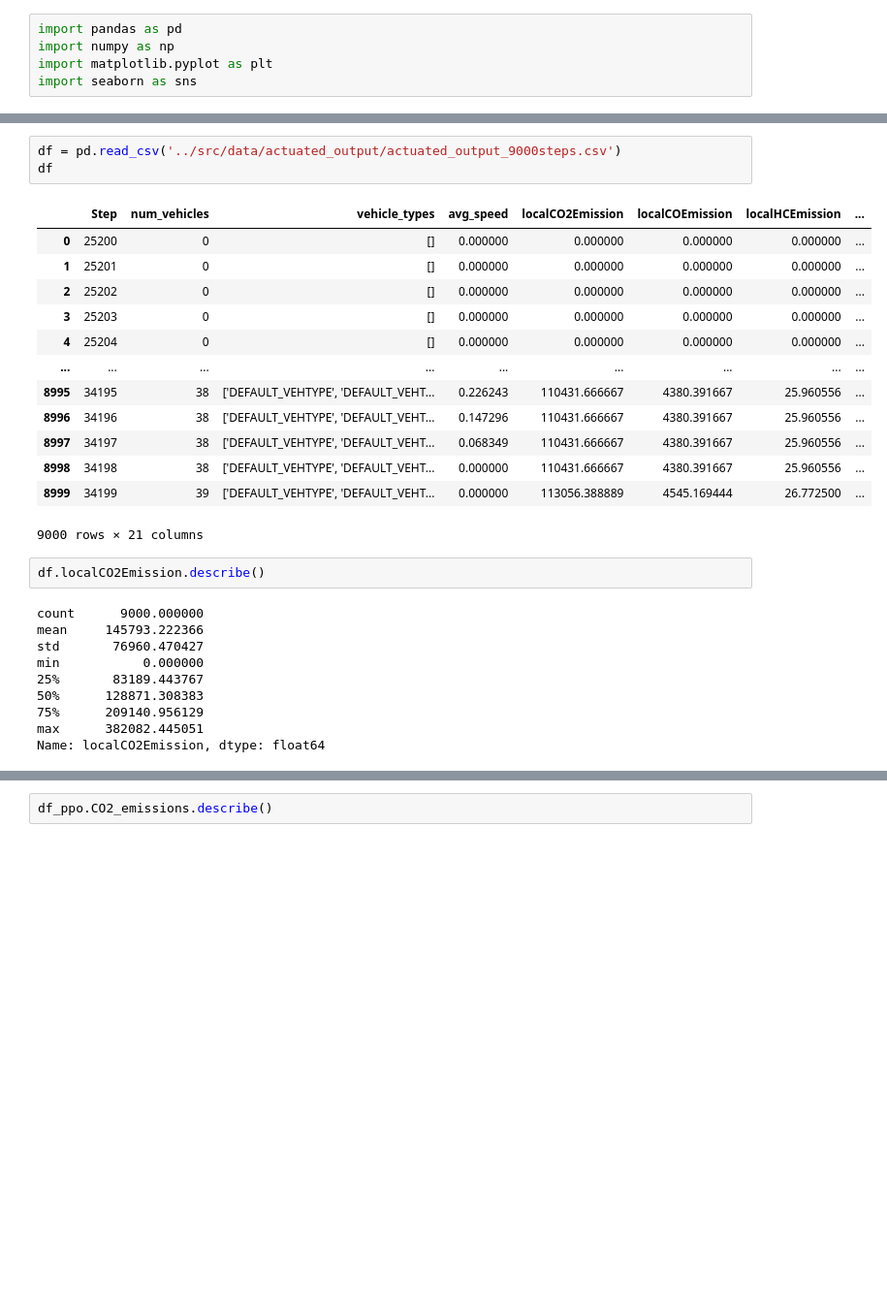
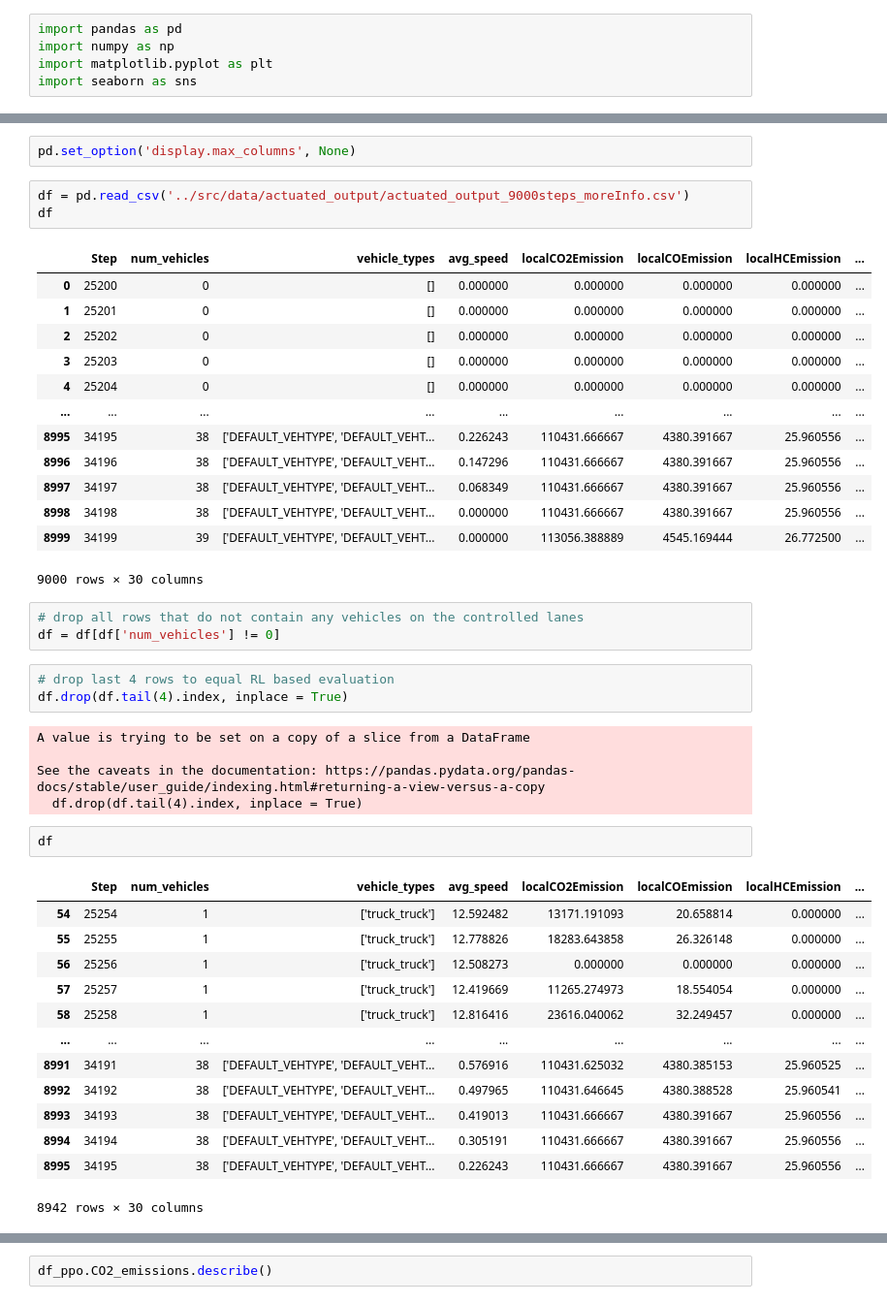
Before and after one commit to karstenk9/rl_traffic_signal_optimization, a Jupyter notebook: notebooks/actuated_results.ipynb, the cells around one changed output, grey strips where cells are left out. Shown at 97% size. Cells and saved outputs as stored; diff of their text form; blank space fills up the shorter version.

Commit message:
tidy up; output analysis

```diff
--- a/notebooks/actuated_results.ipynb
+++ b/notebooks/actuated_results.ipynb
@@ -11,5 +11,7 @@ Timesteps 25200 - 29700
+# %%
+pd.set_option('display.max_columns', None)
 # %%
-df = pd.read_csv('../src/data/actuated_output/actuated_output_9000steps.csv')
+df = pd.read_csv('../src/data/actuated_output/actuated_output_9000steps_moreInfo.csv')
 df
 # %% [output]
 |  | Step | num_vehicles | vehicle_types | avg_speed | localCO2Emission | localCOEmission | localHCEmission | ... |
@@ -24,16 +26,31 @@ df
 | 8997 | 34197 | 38 | ['DEFAULT_VEHTYPE', 'DEFAULT_VEHT... | 0.068349 | 110431.666667 | 4380.391667 | 25.960556 | ... |
 | 8998 | 34198 | 38 | ['DEFAULT_VEHTYPE', 'DEFAULT_VEHT... | 0.000000 | 110431.666667 | 4380.391667 | 25.960556 | ... |
 | 8999 | 34199 | 39 | ['DEFAULT_VEHTYPE', 'DEFAULT_VEHT... | 0.000000 | 113056.388889 | 4545.169444 | 26.772500 | ... |
-9000 rows × 21 columns
+9000 rows × 30 columns
+# %%
+# drop all rows that do not contain any vehicles on the controlled lanes
+df = df[df['num_vehicles'] != 0]
+# %%
+# drop last 4 rows to equal RL based evaluation
+df.drop(df.tail(4).index, inplace = True)
+# %% [output]
+A value is trying to be set on a copy of a slice from a DataFrame
+
+See the caveats in the documentation: https://pandas.pydata.org/pandas-docs/stable/user_guide/indexing.html#returning-a-view-versus-a-copy
+  df.drop(df.tail(4).index, inplace = True)
 # %%
-df.localCO2Emission.describe()
+df
 # %% [output]
+|  | Step | num_vehicles | vehicle_types | avg_speed | localCO2Emission | localCOEmission | localHCEmission | ... |
+| 54 | 25254 | 1 | ['truck_truck'] | 12.592482 | 13171.191093 | 20.658814 | 0.000000 | ... |
+| 55 | 25255 | 1 | ['truck_truck'] | 12.778826 | 18283.643858 | 26.326148 | 0.000000 | ... |
+| 56 | 25256 | 1 | ['truck_truck'] | 12.508273 | 0.000000 | 0.000000 | 0.000000 | ... |
+| 57 | 25257 | 1 | ['truck_truck'] | 12.419669 | 11265.274973 | 18.554054 | 0.000000 | ... |
+| 58 | 25258 | 1 | ['truck_truck'] | 12.816416 | 23616.040062 | 32.249457 | 0.000000 | ... |
+| ... | ... | ... | ... | ... | ... | ... | ... | ... |
+| 8991 | 34191 | 38 | ['DEFAULT_VEHTYPE', 'DEFAULT_VEHT... | 0.576916 | 110431.625032 | 4380.385153 | 25.960525 | ... |
+| 8992 | 34192 | 38 | ['DEFAULT_VEHTYPE', 'DEFAULT_VEHT... | 0.497965 | 110431.646645 | 4380.388528 | 25.960541 | ... |
+| 8993 | 34193 | 38 | ['DEFAULT_VEHTYPE', 'DEFAULT_VEHT... | 0.419013 | 110431.666667 | 4380.391667 | 25.960556 | ... |
+| 8994 | 34194 | 38 | ['DEFAULT_VEHTYPE', 'DEFAULT_VEHT... | 0.305191 | 110431.666667 | 4380.391667 | 25.960556 | ... |
+| 8995 | 34195 | 38 | ['DEFAULT_VEHTYPE', 'DEFAULT_VEHT... | 0.226243 | 110431.666667 | 4380.391667 | 25.960556 | ... |
-count      9000.000000
-mean     145793.222366
-std       76960.470427
-min           0.000000
-25%       83189.443767
-50%      128871.308383
-75%      209140.956129
-max      382082.445051
-Name: localCO2Emission, dtype: float64
+8942 rows × 30 columns
```
Also changed, not shown: parts of 3 cells of this notebook, 25 other files.
